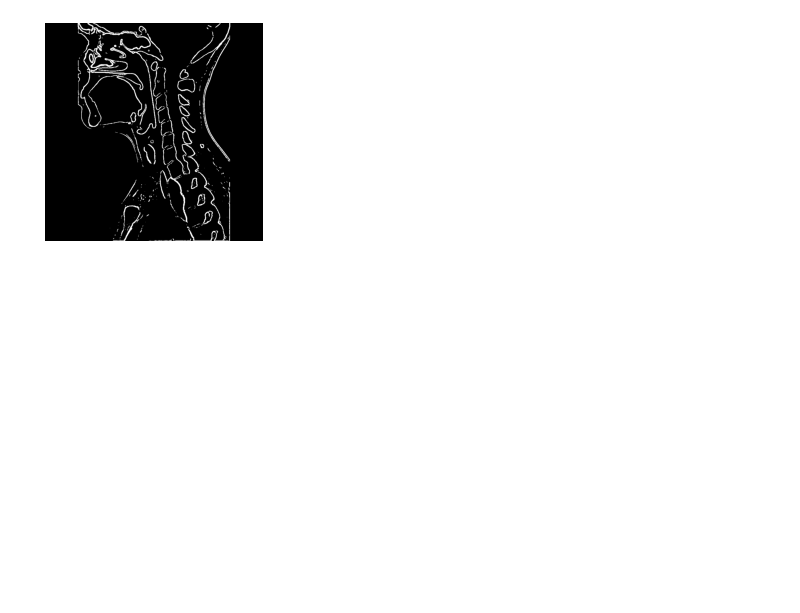
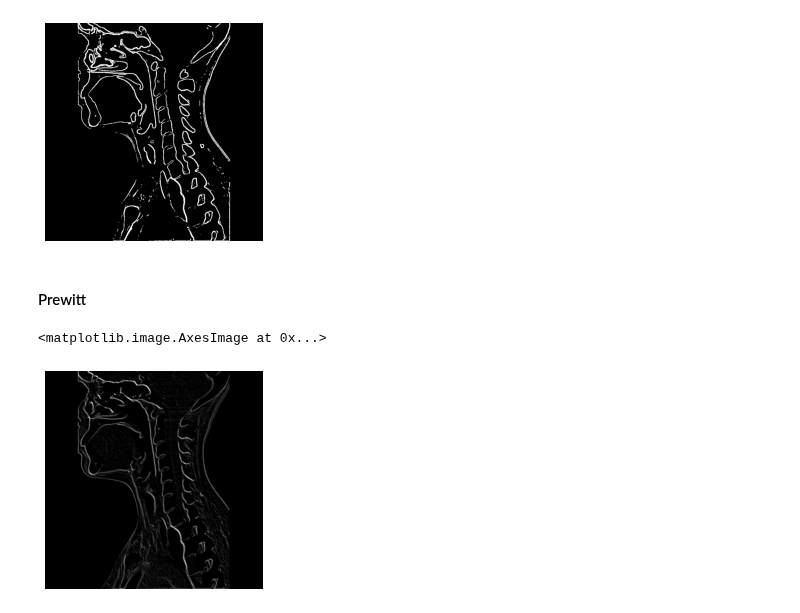
Before and after one commit to zahrasalarian/Digital-Image-Processing-for-Medical-Applications, a Jupyter notebook: HW6/pt-3.ipynb, the cells around one changed output. Drawn from its saved outputs; the diff is of its cells as text; code cells hidden in the pictures; blank space fills up the shorter version.

Commit message:
Applies Prewitt kernel.

```diff
--- a/HW6/pt-3.ipynb
+++ b/HW6/pt-3.ipynb
@@ -30,14 +33,12 @@ scale = 1
 delta = 0
 ddepth = cv2.CV_16S
 # %%
-grad_x = cv2.Sobel(smoothed_img, ddepth, 1, 0, ksize=3, scale=scale, delta=delta, borderType=cv2.BORDER_DEFAULT)
-# Gradient-Y
-# grad_y = cv.Scharr(gray,ddepth,0,1)
-grad_y = cv2.Sobel(smoothed_img, ddepth, 0, 1, ksize=3, scale=scale, delta=delta, borderType=cv2.BORDER_DEFAULT)
-abs_grad_x = cv2.convertScaleAbs(grad_x)
-abs_grad_y = cv2.convertScaleAbs(grad_y)
+sobel_x = cv2.Sobel(smoothed_img, ddepth, 1, 0, ksize=3, scale=scale, delta=delta, borderType=cv2.BORDER_DEFAULT)
+sobel_y = cv2.Sobel(smoothed_img, ddepth, 0, 1, ksize=3, scale=scale, delta=delta, borderType=cv2.BORDER_DEFAULT)
+abs_sobel_x = cv2.convertScaleAbs(sobel_x)
+abs_sobel_y = cv2.convertScaleAbs(sobel_y)
 
-grad = cv2.addWeighted(abs_grad_x, 0.5, abs_grad_y, 0.5, 0)
+sobel_grad = cv2.addWeighted(abs_sobel_x, 0.5, abs_sobel_y, 0.5, 0)
 # %%
 ## disable x & y axis
 plt.axis('off')
@@ -47,7 +48,7 @@ plt.imshow(grad, cmap='gray', vmin=grad.min(), vmax=grad.max())
 [figure]
 # %%
 ### Thresholding
-ret,th_img = cv2.threshold(grad, 100, 255, cv2.THRESH_BINARY)
+ret, th_sobel_img = cv2.threshold(sobel_grad, 100, 255, cv2.THRESH_BINARY)
 # %%
 ## disable x & y axis
 plt.axis('off')
@@ -55,3 +56,25 @@ plt.imshow(th_img, cmap='gray', vmin=th_img.min(), vmax=th_img.max())
 # %% [output]
 <matplotlib.image.AxesImage at 0x...>
 [figure]
+# %% [markdown]
+#### Prewitt
+# %%
+kernel_x = np.array([[1,1,1],
+                    [0,0,0],
+                    [-1,-1,-1]])
+
+kernel_y = np.array([[-1,0,1],
+                    [-1,0,1],
+                    [-1,0,1]])
+
+prewitt_x = cv2.filter2D(smoothed_img, -1, kernel_x)
+prewitt_y = cv2.filter2D(smoothed_img, -1, kernel_y)
+
+prewitt_grad = cv2.addWeighted(prewitt_x, 0.5, prewitt_y, 0.5, 0)
+# %%
+## disable x & y axis
+plt.axis('off')
+plt.imshow(prewitt_grad, cmap='gray', vmin=th_sobel_img.min(), vmax=th_sobel_img.max())
+# %% [output]
+<matplotlib.image.AxesImage at 0x...>
+[figure, added]
```
Also changed, not shown: parts of 5 cells of this notebook.
